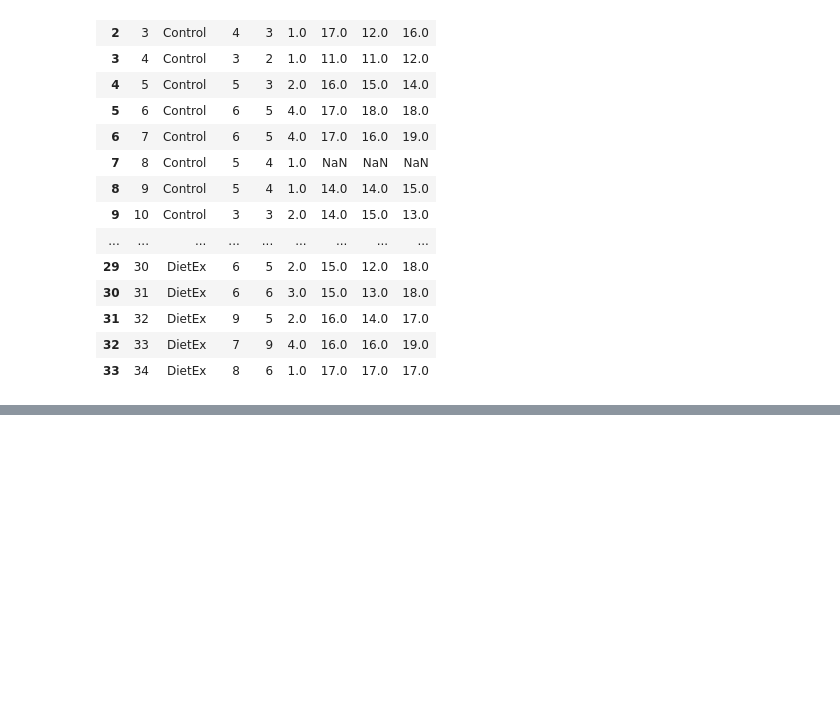
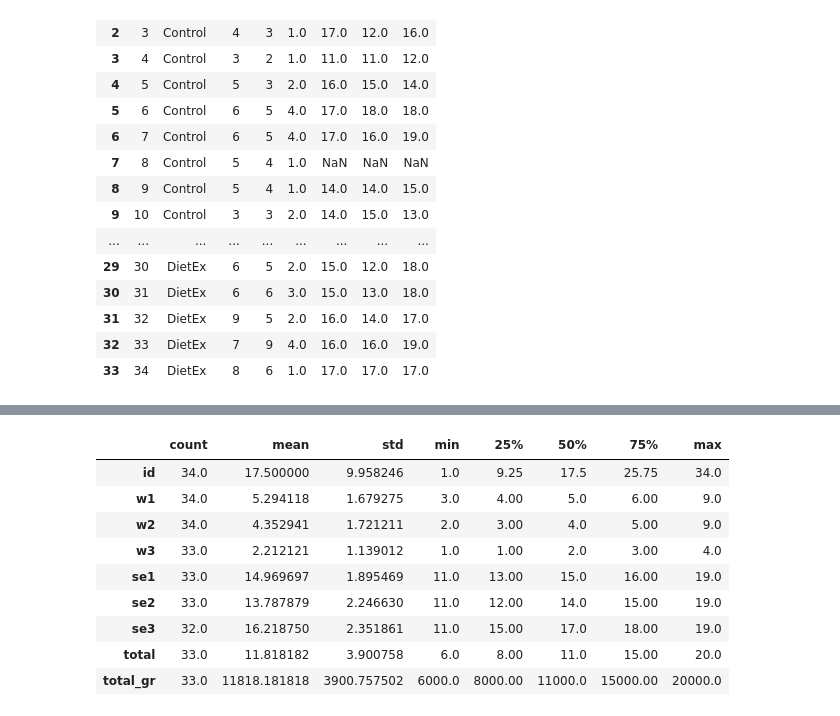
Before and after one commit to ArmanVasilovich/python_spbu, a Jupyter notebook: October-28/October-28-Pandas.ipynb, the cells around one changed output, grey strips where cells are left out. Cells and saved outputs as stored; diff of their text form; code cells hidden in the pictures; blank space fills up the shorter version.

```diff
--- a/October-28/October-28-Pandas.ipynb
+++ b/October-28/October-28-Pandas.ipynb
@@ -371,0 +405,13 @@ df
+# %%
+df.describe().T
+# %% [output]
+|  | count | mean | std | min | 25% | 50% | 75% | max |
+| id | 34.0 | 17.500000 | 9.958246 | 1.0 | 9.25 | 17.5 | 25.75 | 34.0 |
+| w1 | 34.0 | 5.294118 | 1.679275 | 3.0 | 4.00 | 5.0 | 6.00 | 9.0 |
+| w2 | 34.0 | 4.352941 | 1.721211 | 2.0 | 3.00 | 4.0 | 5.00 | 9.0 |
+| w3 | 33.0 | 2.212121 | 1.139012 | 1.0 | 1.00 | 2.0 | 3.00 | 4.0 |
+| se1 | 33.0 | 14.969697 | 1.895469 | 11.0 | 13.00 | 15.0 | 16.00 | 19.0 |
+| se2 | 33.0 | 13.787879 | 2.246630 | 11.0 | 12.00 | 14.0 | 15.00 | 19.0 |
+| se3 | 32.0 | 16.218750 | 2.351861 | 11.0 | 15.00 | 17.0 | 18.00 | 19.0 |
+| total | 33.0 | 11.818182 | 3.900758 | 6.0 | 8.00 | 11.0 | 15.00 | 20.0 |
+| total_gr | 33.0 | 11818.181818 | 3900.757502 | 6000.0 | 8000.00 | 11000.0 | 15000.00 | 20000.0 |
```
Also changed, not shown: parts of 14 cells of this notebook.
